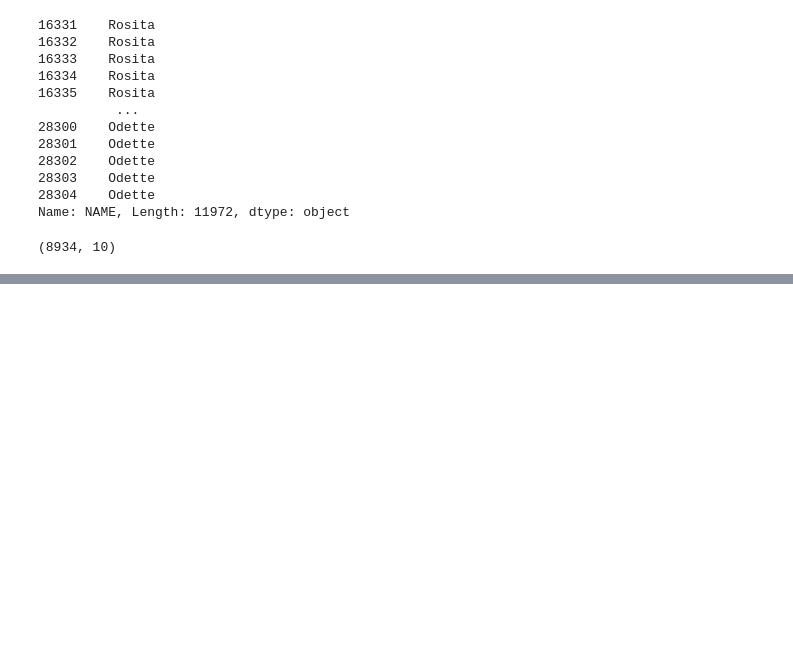
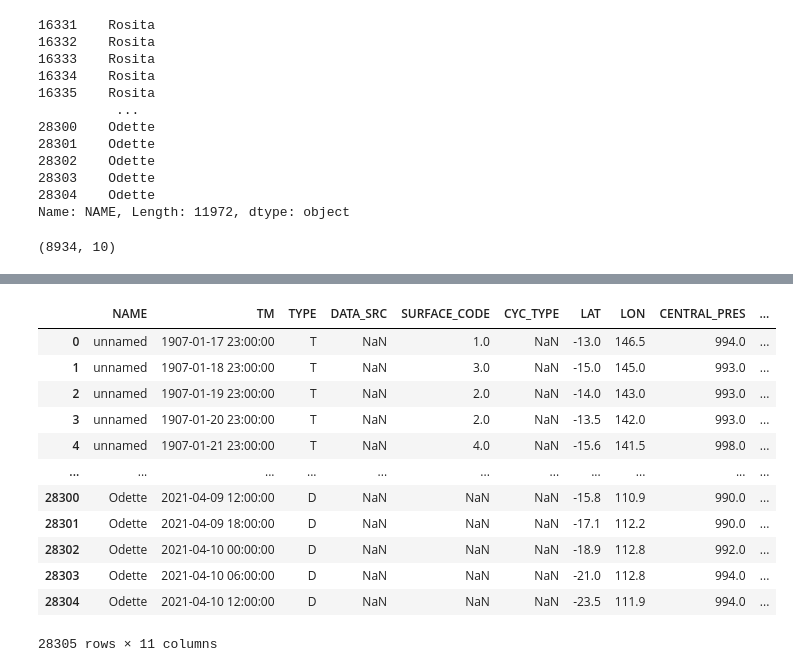
Before and after one commit to LiteshSamji/Cyclone-Australia, a Jupyter notebook: au_cyclone.ipynb, the cells around one changed output, grey strips where cells are left out. Drawn from its saved outputs; the diff is of its cells as text; code cells hidden in the pictures; blank space fills up the shorter version.

```diff
--- a/au_cyclone.ipynb
+++ b/au_cyclone.ipynb
@@ -74,0 +94,18 @@ data_df.to_csv("data/Cyclone_1990_clean.csv", sep= ",",header=True, index=False)
+# %%
+data_ml = data[["NAME","TM", "TYPE","DATA_SRC", "SURFACE_CODE", "CYC_TYPE", "LAT","LON","CENTRAL_PRES",
+           "MAX_WIND_SPD","MAX_REP_WIND_DIR"]]
+data_ml
+# %% [output]
+|  | NAME | TM | TYPE | DATA_SRC | SURFACE_CODE | CYC_TYPE | LAT | LON | CENTRAL_PRES | ... |
+| 0 | unnamed | 1907-01-17 23:00:00 | T | NaN | 1.0 | NaN | -13.0 | 146.5 | 994.0 | ... |
+| 1 | unnamed | 1907-01-18 23:00:00 | T | NaN | 3.0 | NaN | -15.0 | 145.0 | 993.0 | ... |
+| 2 | unnamed | 1907-01-19 23:00:00 | T | NaN | 2.0 | NaN | -14.0 | 143.0 | 993.0 | ... |
+| 3 | unnamed | 1907-01-20 23:00:00 | T | NaN | 2.0 | NaN | -13.5 | 142.0 | 993.0 | ... |
+| 4 | unnamed | 1907-01-21 23:00:00 | T | NaN | 4.0 | NaN | -15.6 | 141.5 | 998.0 | ... |
+| ... | ... | ... | ... | ... | ... | ... | ... | ... | ... | ... |
+| 28300 | Odette | 2021-04-09 12:00:00 | D | NaN | NaN | NaN | -15.8 | 110.9 | 990.0 | ... |
+| 28301 | Odette | 2021-04-09 18:00:00 | D | NaN | NaN | NaN | -17.1 | 112.2 | 990.0 | ... |
+| 28302 | Odette | 2021-04-10 00:00:00 | D | NaN | NaN | NaN | -18.9 | 112.8 | 992.0 | ... |
+| 28303 | Odette | 2021-04-10 06:00:00 | D | NaN | NaN | NaN | -21.0 | 112.8 | 994.0 | ... |
+| 28304 | Odette | 2021-04-10 12:00:00 | D | NaN | NaN | NaN | -23.5 | 111.9 | 994.0 | ... |
+28305 rows × 11 columns
```
Also changed, not shown: parts of 5 cells of this notebook.
